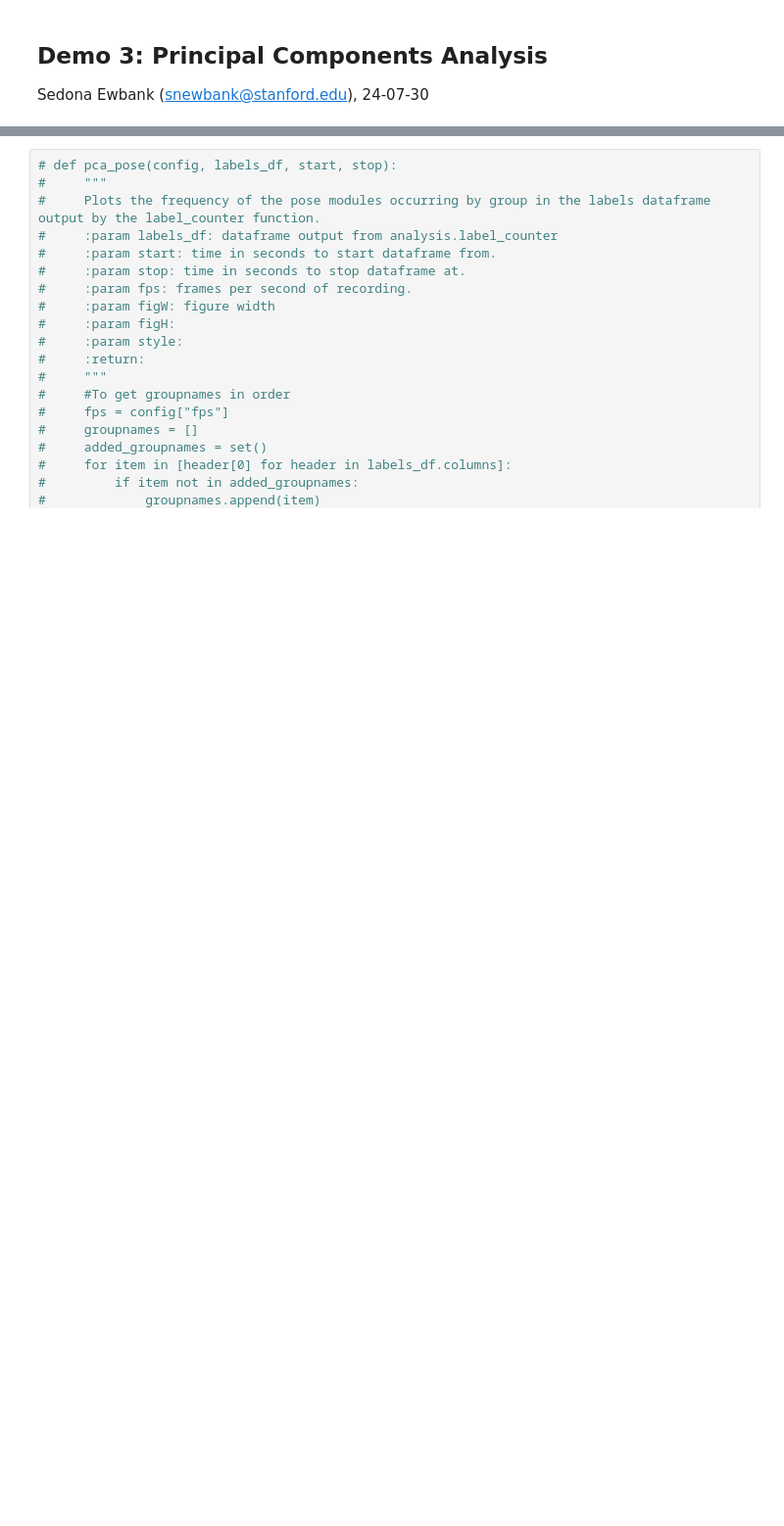
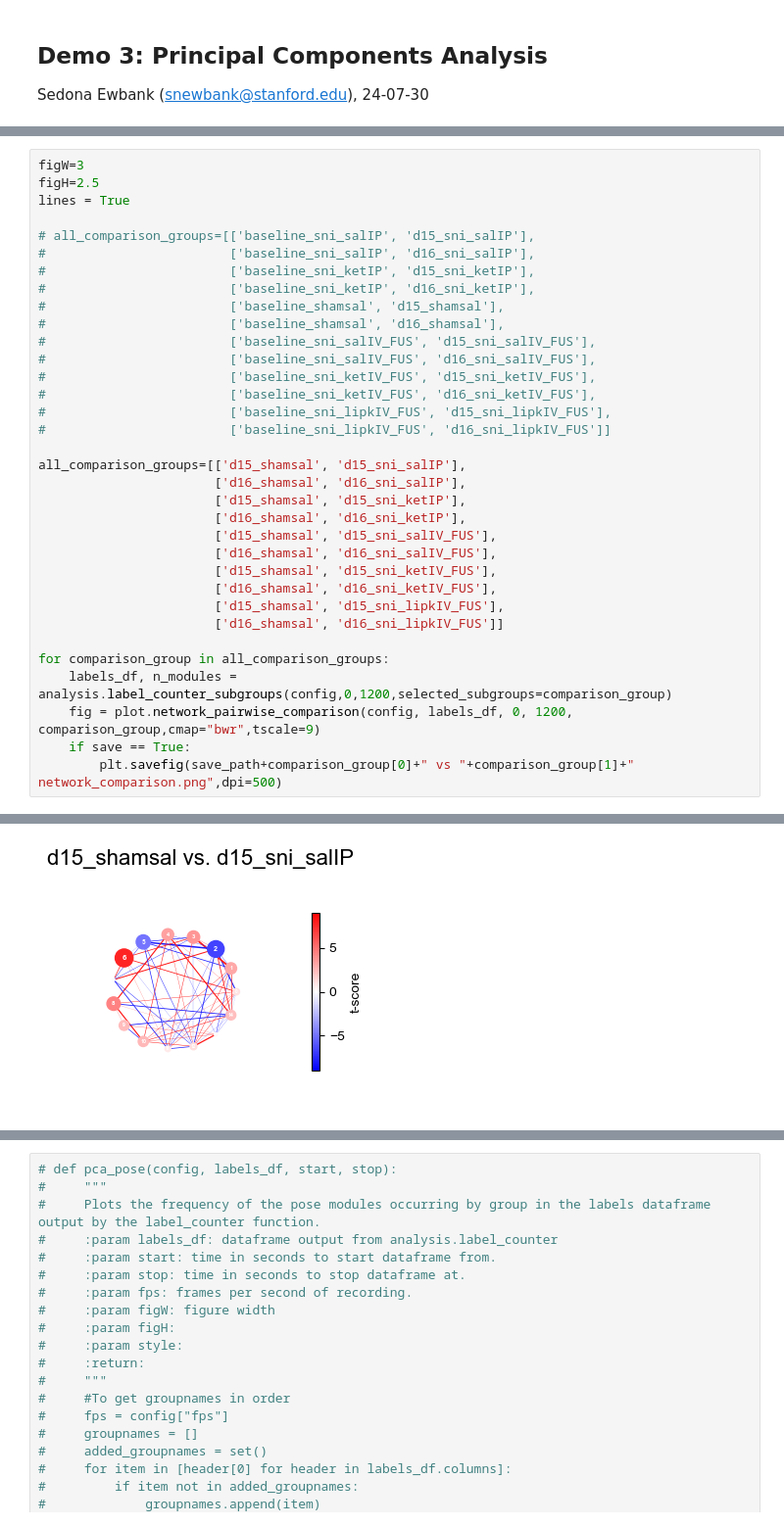
Before and after one commit to s-ewbank/MARIPoSA, a Jupyter notebook: demo/demo3_pca.ipynb, the cells around one changed output, grey strips where cells are left out. Shown at 98% size. Cells and saved outputs as stored; diff of their text form; blank space fills up the shorter version.

```diff
--- a/demo/demo3_pca.ipynb
+++ b/demo/demo3_pca.ipynb
@@ -276,0 +326,35 @@ fig = plot.plot_module_usage_subgroups(config, labels_df, 0, 1200,figW=7,figH=3,
+# %%
+figW=3
+figH=2.5
+lines = True
+
+# all_comparison_groups=[['baseline_sni_salIP', 'd15_sni_salIP'],
+#                        ['baseline_sni_salIP', 'd16_sni_salIP'],
+#                        ['baseline_sni_ketIP', 'd15_sni_ketIP'],
+#                        ['baseline_sni_ketIP', 'd16_sni_ketIP'],
+#                        ['baseline_shamsal', 'd15_shamsal'],
+#                        ['baseline_shamsal', 'd16_shamsal'],
+#                        ['baseline_sni_salIV_FUS', 'd15_sni_salIV_FUS'],
+#                        ['baseline_sni_salIV_FUS', 'd16_sni_salIV_FUS'],
+#                        ['baseline_sni_ketIV_FUS', 'd15_sni_ketIV_FUS'],
+#                        ['baseline_sni_ketIV_FUS', 'd16_sni_ketIV_FUS'],
+#                        ['baseline_sni_lipkIV_FUS', 'd15_sni_lipkIV_FUS'],
+#                        ['baseline_sni_lipkIV_FUS', 'd16_sni_lipkIV_FUS']]
+
+all_comparison_groups=[['d15_shamsal', 'd15_sni_salIP'],
+                       ['d16_shamsal', 'd16_sni_salIP'],
+                       ['d15_shamsal', 'd15_sni_ketIP'],
+                       ['d16_shamsal', 'd16_sni_ketIP'],
+                       ['d15_shamsal', 'd15_sni_salIV_FUS'],
+                       ['d16_shamsal', 'd16_sni_salIV_FUS'],
+                       ['d15_shamsal', 'd15_sni_ketIV_FUS'],
+                       ['d16_shamsal', 'd16_sni_ketIV_FUS'],
+                       ['d15_shamsal', 'd15_sni_lipkIV_FUS'],
+                       ['d16_shamsal', 'd16_sni_lipkIV_FUS']]
+
+for comparison_group in all_comparison_groups:
+    labels_df, n_modules = analysis.label_counter_subgroups(config,0,1200,selected_subgroups=comparison_group)
+    fig = plot.network_pairwise_comparison(config, labels_df, 0, 1200, comparison_group,cmap="bwr",tscale=9)
+    if save == True:
+        plt.savefig(save_path+comparison_group[0]+" vs "+comparison_group[1]+" network_comparison.png",dpi=500)
+# %% [output]
@@ -276,0 +378 @@ fig = plot.plot_module_usage_subgroups(config, labels_df, 0, 1200,figW=7,figH=3,
+[figure, added]
```
Also changed, not shown: parts of 38 cells of this notebook, 4 other files.
